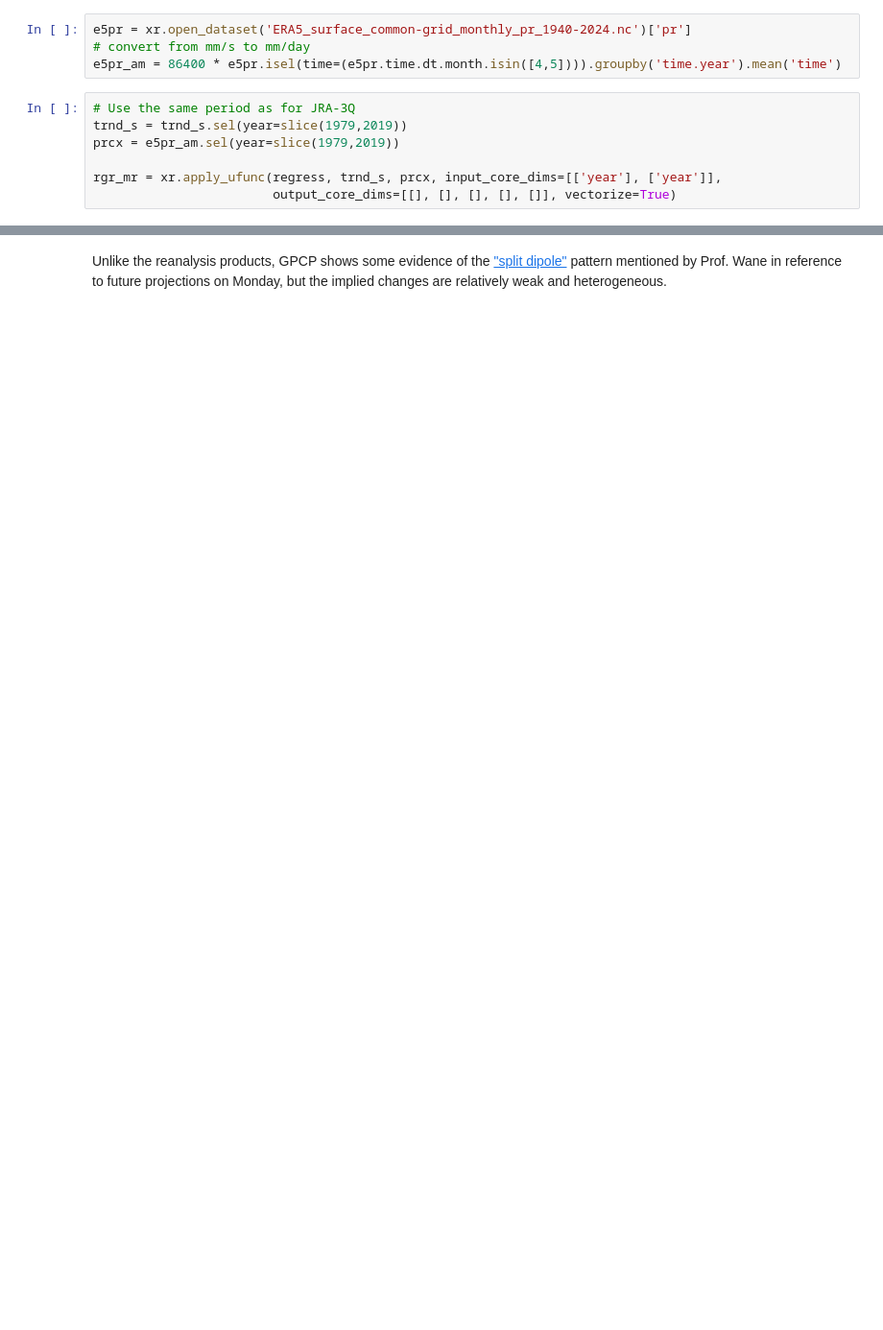
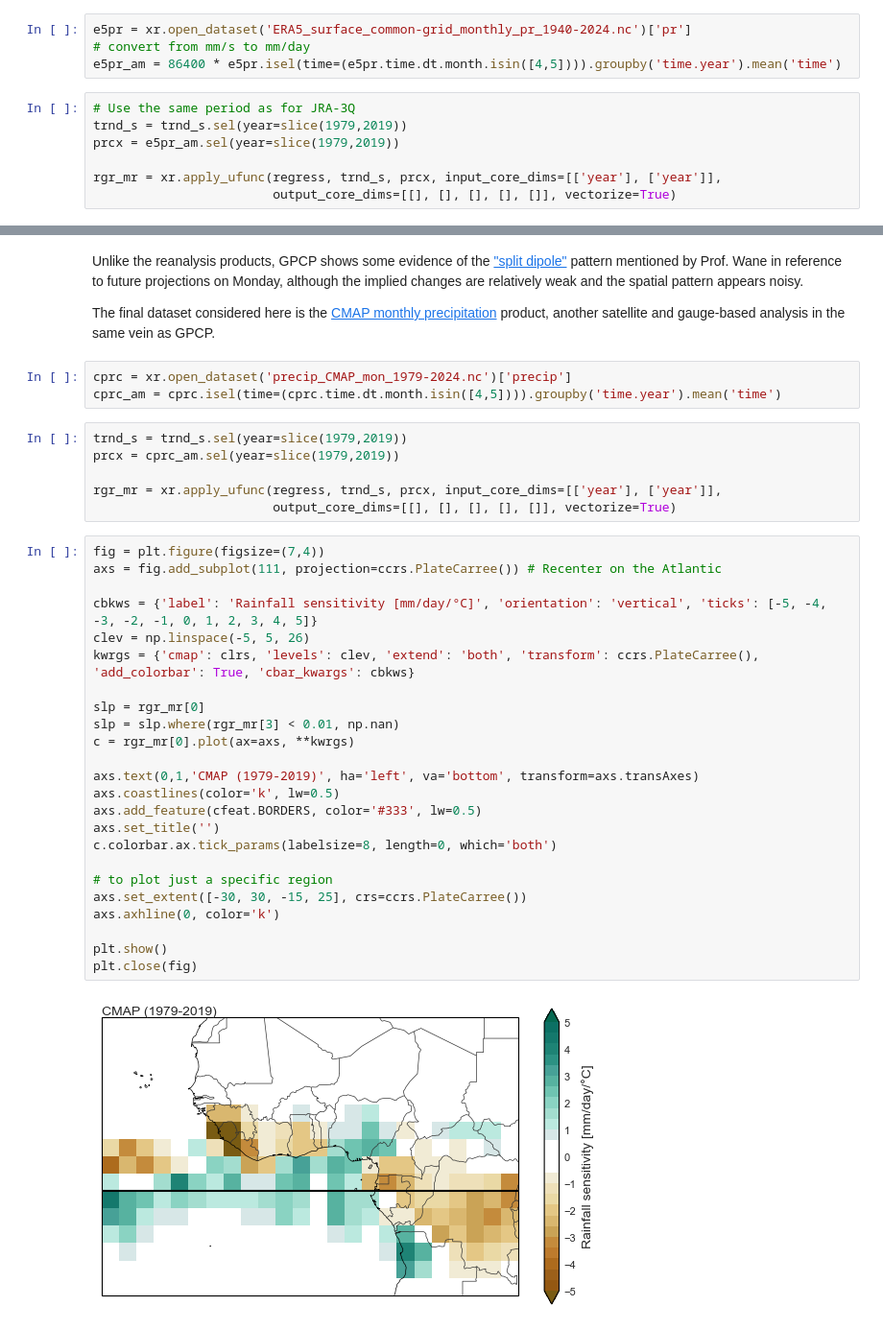
Before and after one commit to jonathonwright/AI4Climate, a Jupyter notebook: 05-EvolvingSpatialFields.ipynb, the cells around one changed output, grey strips where cells are left out. Shown at 96% size. Cells and saved outputs as stored; diff of their text form; blank space fills up the shorter version.

```diff
--- a/05-EvolvingSpatialFields.ipynb
+++ b/05-EvolvingSpatialFields.ipynb
@@ -359,4 +375,41 @@ plt.close(fig)
 # %% [output]
 [figure]
 # %% [markdown]
-Unlike the reanalysis products, GPCP shows some evidence of the ["split dipole"](https://doi.org/10.1016/B978-0-44-314050-1.00011-6) pattern mentioned by Prof. Wane in reference to future projections on Monday, but the implied changes are relatively weak and heterogeneous.
+Unlike the reanalysis products, GPCP shows some evidence of the ["split dipole"](https://doi.org/10.1016/B978-0-44-314050-1.00011-6) pattern mentioned by Prof. Wane in reference to future projections on Monday, although the implied changes are relatively weak and the spatial pattern appears noisy.
+
+The final dataset considered here is the [CMAP monthly precipitation](https://psl.noaa.gov/data/gridded/data.cmap.html) product, another satellite and gauge-based analysis in the same vein as GPCP.
+# %%
+cprc = xr.open_dataset('precip_CMAP_mon_1979-2024.nc')['precip']
+cprc_am = cprc.isel(time=(cprc.time.dt.month.isin([4,5]))).groupby('time.year').mean('time')
+# %%
+trnd_s = trnd_s.sel(year=slice(1979,2019))
+prcx = cprc_am.sel(year=slice(1979,2019))
+
+rgr_mr = xr.apply_ufunc(regress, trnd_s, prcx, input_core_dims=[['year'], ['year']],
+                        output_core_dims=[[], [], [], [], []], vectorize=True)
+# %%
+fig = plt.figure(figsize=(7,4))
+axs = fig.add_subplot(111, projection=ccrs.PlateCarree()) # Recenter on the Atlantic
+
+cbkws = {'label': 'Rainfall sensitivity [mm/day/°C]', 'orientation': 'vertical', 'ticks': [-5, -4, -3, -2, -1, 0, 1, 2, 3, 4, 5]}
+clev = np.linspace(-5, 5, 26)
+kwrgs = {'cmap': clrs, 'levels': clev, 'extend': 'both', 'transform': ccrs.PlateCarree(), 'add_colorbar': True, 'cbar_kwargs': cbkws}
+
+slp = rgr_mr[0]
+slp = slp.where(rgr_mr[3] < 0.01, np.nan)
+c = rgr_mr[0].plot(ax=axs, **kwrgs)
+
+axs.text(0,1,'CMAP (1979-2019)', ha='left', va='bottom', transform=axs.transAxes)
+axs.coastlines(color='k', lw=0.5)
+axs.add_feature(cfeat.BORDERS, color='#333', lw=0.5)
+axs.set_title('')
+c.colorbar.ax.tick_params(labelsize=8, length=0, which='both')
+
+# to plot just a specific region
+axs.set_extent([-30, 30, -15, 25], crs=ccrs.PlateCarree())
+axs.axhline(0, color='k')
+
+plt.show()
+plt.close(fig)
+# %% [output]
+[figure, added]
```
Also changed, not shown: parts of 24 cells of this notebook, 3 other files.
